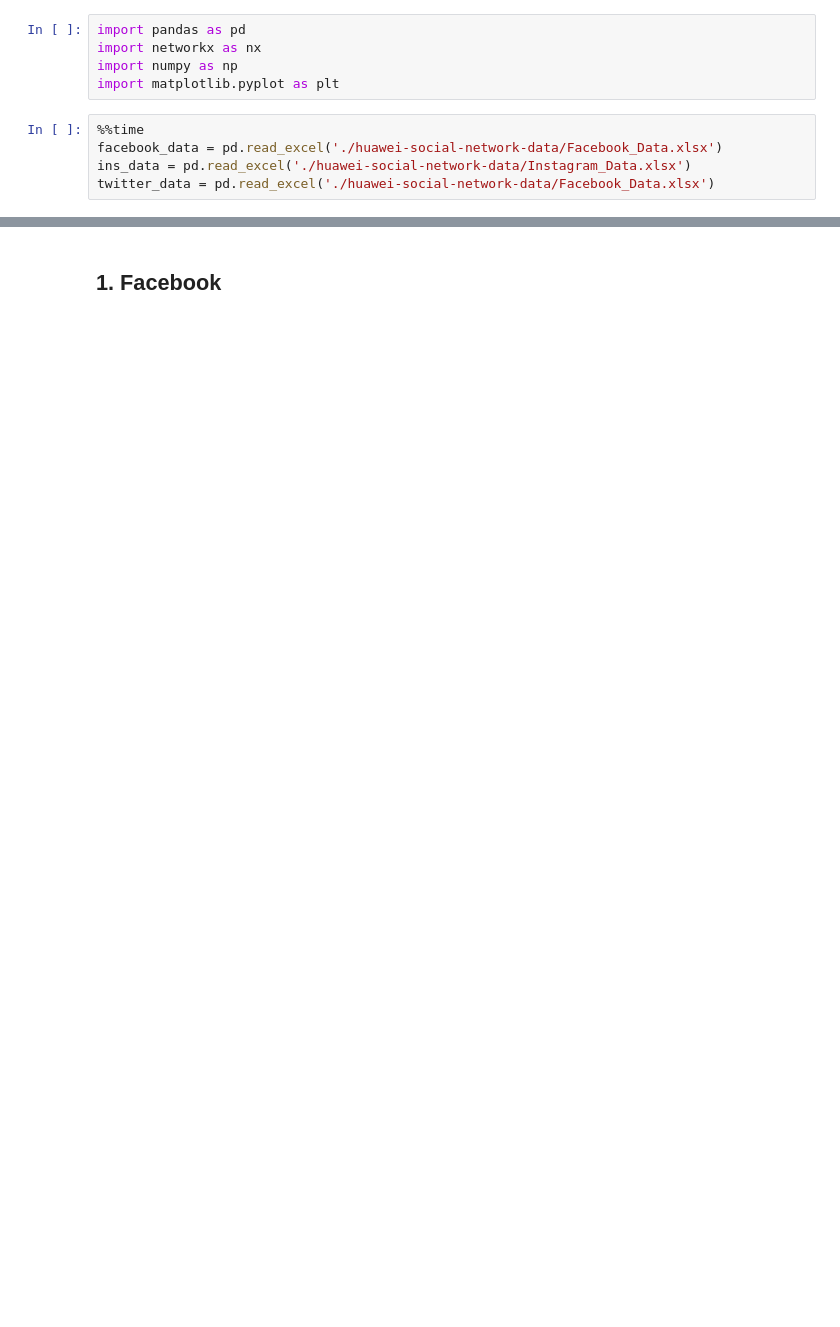
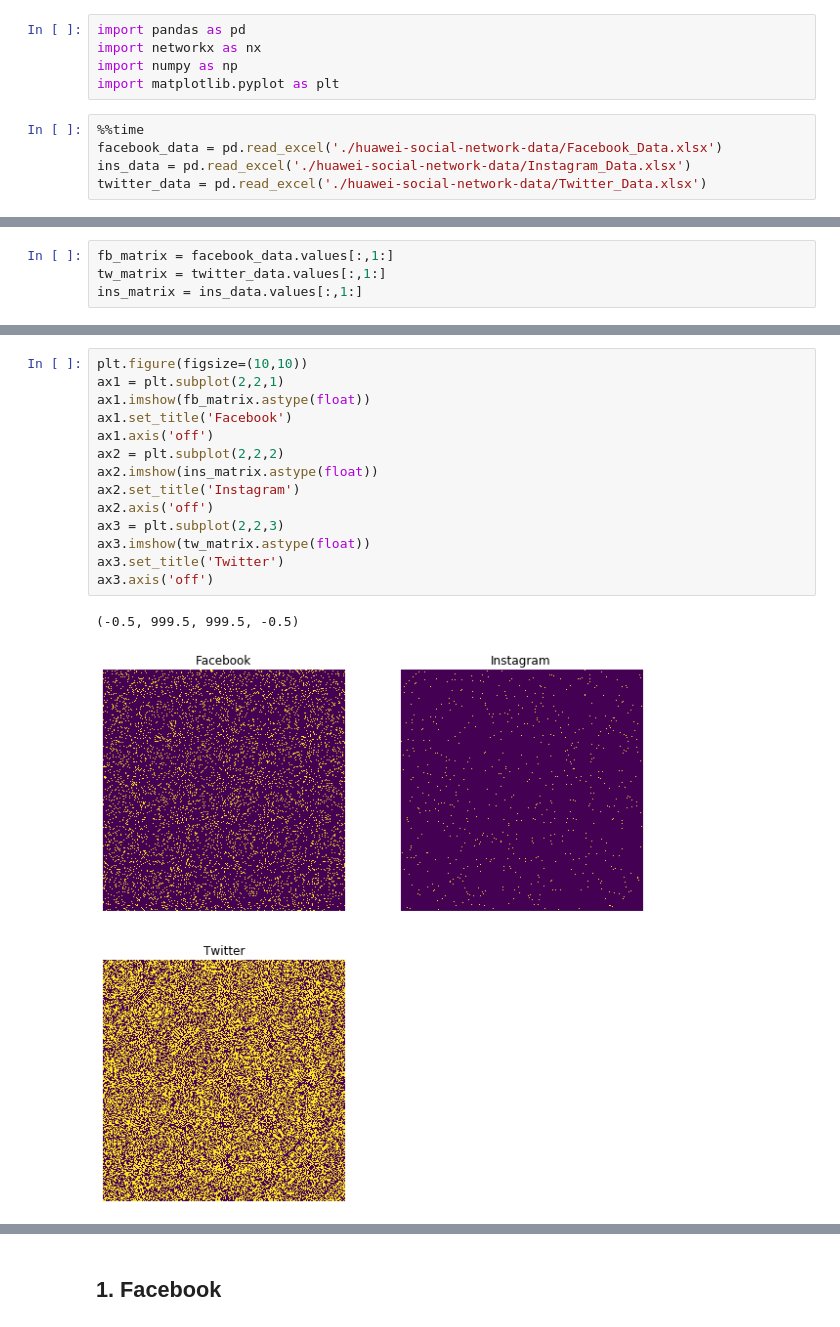
Before and after one commit to ReBachtr/Bignetwork, a Jupyter notebook: Project.ipynb, the cells around one changed output, grey strips where cells are left out. Drawn from its saved outputs; the diff is of its cells as text; blank space fills up the shorter version.

```diff
--- a/Project.ipynb
+++ b/Project.ipynb
@@ -7,5 +7,5 @@ import matplotlib.pyplot as plt
 %%time
 facebook_data = pd.read_excel('./huawei-social-network-data/Facebook_Data.xlsx')
 ins_data = pd.read_excel('./huawei-social-network-data/Instagram_Data.xlsx')
-twitter_data = pd.read_excel('./huawei-social-network-data/Facebook_Data.xlsx')
+twitter_data = pd.read_excel('./huawei-social-network-data/Twitter_Data.xlsx')
 # %% [output]
@@ -13,0 +14,4 @@ Wall time: 23.8 s
+# %%
+fb_matrix = facebook_data.values[:,1:]
+tw_matrix = twitter_data.values[:,1:]
+ins_matrix = ins_data.values[:,1:]
@@ -13,0 +28,17 @@ Wall time: 23.8 s
+# %%
+plt.figure(figsize=(10,10))
+ax1 = plt.subplot(2,2,1)
+ax1.imshow(fb_matrix.astype(float))
+ax1.set_title('Facebook')
+ax1.axis('off')
+ax2 = plt.subplot(2,2,2)
+ax2.imshow(ins_matrix.astype(float))
+ax2.set_title('Instagram')
+ax2.axis('off')
+ax3 = plt.subplot(2,2,3)
+ax3.imshow(tw_matrix.astype(float))
+ax3.set_title('Twitter')
+ax3.axis('off')
+# %% [output]
+(-0.5, 999.5, 999.5, -0.5)
+[figure, added]
```
Also changed, not shown: parts of 8 cells of this notebook, 2 other files.
